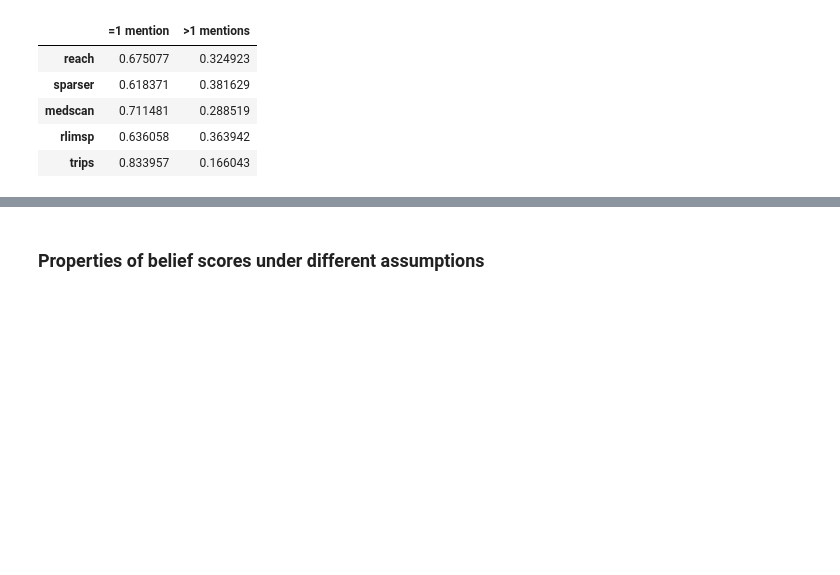
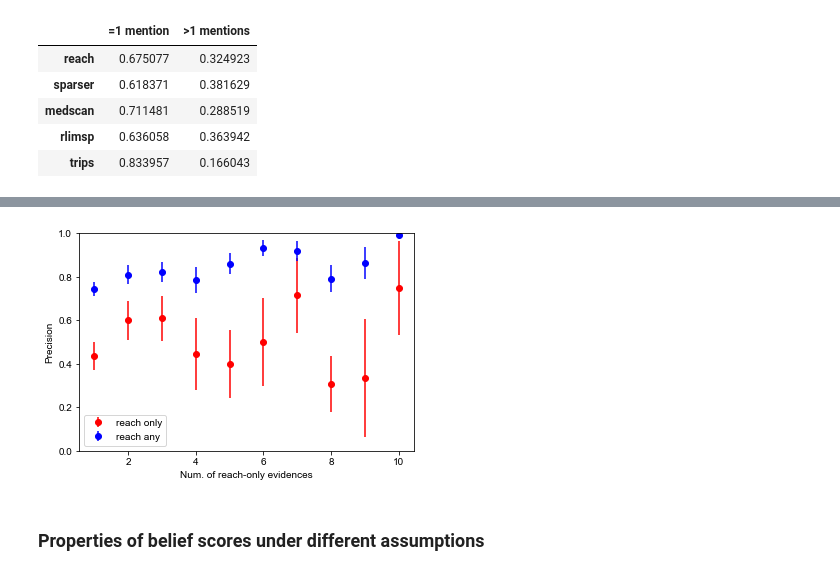
Before and after one commit to sorgerlab/indra_assembly_paper, a Jupyter notebook: notebooks/Belief Prediction.ipynb, the cells around one changed output, grey strips where cells are left out. Drawn from its saved outputs; the diff is of its cells as text; code cells hidden in the pictures; blank space fills up the shorter version.

```diff
--- a/notebooks/Belief Prediction.ipynb
+++ b/notebooks/Belief Prediction.ipynb
@@ -372,39 +432,43 @@ one_or_more_mentions(reader_counts, reader_list)
 # %%
-source_cols = ['medscan', 'reach', 'sparser', 'rlimsp', 'trips', 'hprd', 'isi',
-               'biopax', 'bel', 'signor', 'trrust']
-reader = 'reach'
-source_cols.pop(source_cols.index(reader))
-# Reader only dataframe
-ro_df = kge_df[~kge_df[source_cols].any(axis=1)]
-x = list(range(1, 11))
-r_only = []
-r_all = []
-r_only_cts = []
-r_all_cts = []
+def reader_corr_vs_overlap(ct_df):
+    source_cols = ['medscan', 'reach', 'sparser', 'rlimsp', 'trips', 'hprd', 'isi',
+                   'biopax', 'bel', 'signor', 'trrust']
+    reader = 'reach'
+    source_cols.pop(source_cols.index(reader))
+    # Reader only dataframe
+    ro_df = ct_df[~ct_df[source_cols].any(axis=1)]
+    x = list(range(1, 11))
+    r_only = []
+    r_all = []
+    r_only_cts = []
+    r_all_cts = []
 
-def stderrp(p, n):
-    pa = np.array(p)
-    na = np.array(n)
-    return(np.sqrt((pa*(1-pa))/na))
+    def stderrp(p, n):
+        pa = np.array(p)
+        na = np.array(n)
+        return(np.sqrt((pa*(1-pa))/na))
 
-for i in x:
-    lb = i
-    if i < 10:
-        ub = i+1
-    else:
-        ub = 10000
+    for i in x:
+        lb = i
+        if i < 10:
+            ub = i+1
+        else:
+            ub = 10000
 
-    r_only_rows = ro_df[(ro_df[reader] >= lb) & (ro_df[reader] < ub)]
-    r_only.append(r_only_rows['correct'].mean())
-    r_only_cts.append(len(r_only_rows['correct']))
-    r_all_rows = kge_df[(kge_df[reader] >= lb) & (kge_df[reader] < ub)]
-    r_all.append(r_all_rows['correct'].mean())
-    r_all_cts.append(len(r_all_rows['correct']))
+        r_only_rows = ro_df[(ro_df[reader] >= lb) & (ro_df[reader] < ub)]
+        r_only.append(r_only_rows['correct'].mean())
+        r_only_cts.append(len(r_only_rows['correct']))
+        r_all_rows = kge_df[(kge_df[reader] >= lb) & (kge_df[reader] < ub)]
+        r_all.append(r_all_rows['correct'].mean())
+        r_all_cts.append(len(r_all_rows['correct']))
 
-plt.figure()
-plt.errorbar(x, r_only, linestyle='', yerr=stderrp(r_only, r_only_cts), marker='o', color='r', label=f'{reader} only')
-plt.errorbar(x, r_all, linestyle='', yerr=stderrp(r_all, r_all_cts), marker='o', color='b', label=f'{reader} any')
-plt.legend(loc='lower left')
-plt.ylabel('Precision')
-plt.xlabel(f'Num. of {reader}-only evidences')
-plt.ylim([0, 1])
+    plt.figure()
+    plt.errorbar(x, r_only, linestyle='', yerr=stderrp(r_only, r_only_cts), marker='o', color='r', label=f'{reader} only')
+    plt.errorbar(x, r_all, linestyle='', yerr=stderrp(r_all, r_all_cts), marker='o', color='b', label=f'{reader} any')
+    plt.legend(loc='lower left')
+    plt.ylabel('Precision')
+    plt.xlabel(f'Num. of {reader}-only evidences')
+    plt.ylim([0, 1])
+reader_corr_vs_overlap(kge_df)
+# %% [output]
+[figure, added]
```
Also changed, not shown: parts of 9 cells of this notebook.
